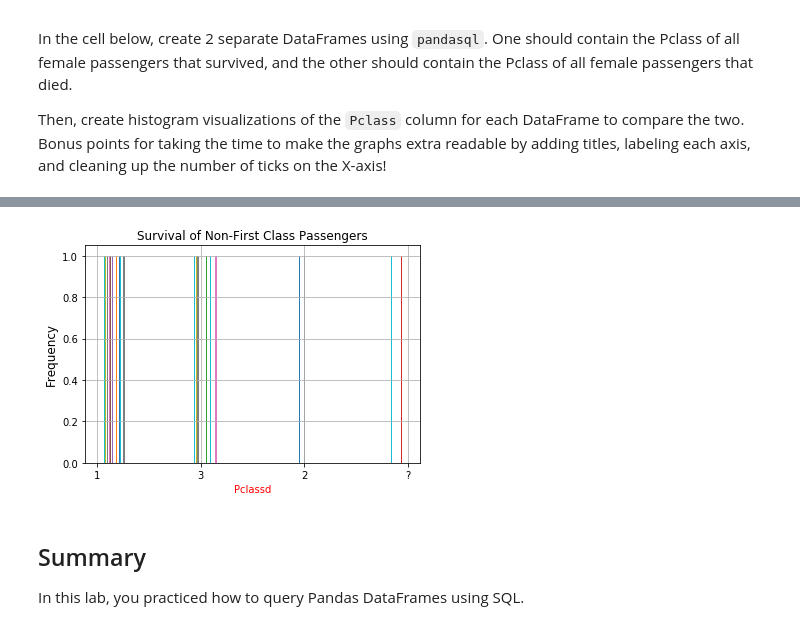
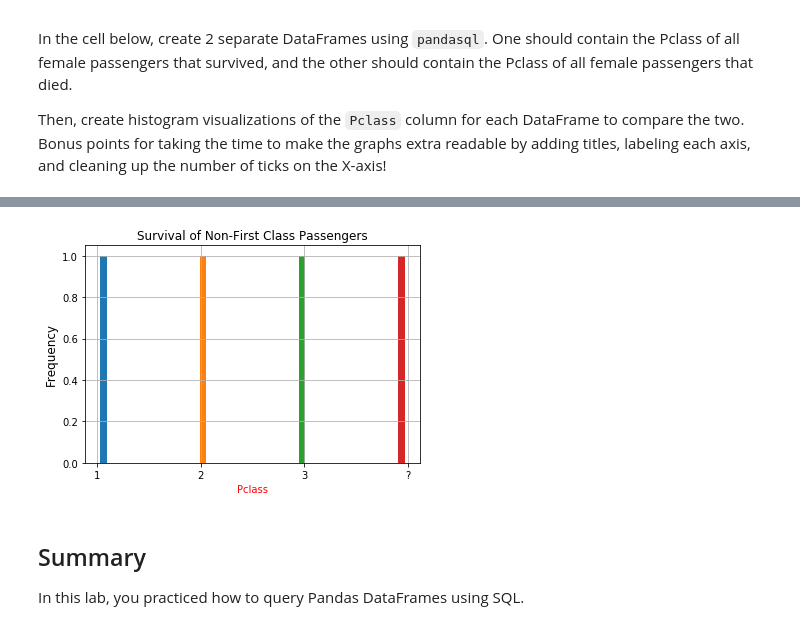
Before and after one commit to AaronWChen/dsc-using-sql-with-pandas-lab-seattle-ds-080519, a Jupyter notebook: index.ipynb, the cells around one changed output, grey strips where cells are left out. Cells and saved outputs as stored; diff of their text form; code cells hidden in the pictures.

```diff
--- a/index.ipynb
+++ b/index.ipynb
@@ -335,19 +328,21 @@ Then, create histogram visualizations of the `Pclass` column for each DataFrame
 # Write your queries in these variables to keep your code well-formatted and readable
 q3 = """
         SELECT
-            d.Pclass
+            d.Pclass, COUNT(*)
         FROM
             df d
         WHERE
-            d.Sex = 'female' AND d.Survived = '1';
+            d.Sex = 'female' AND d.Survived = '1'
+        GROUP BY 1
         """
 q4 = """
         SELECT
-            d.Pclass
+            d.Pclass, COUNT(*)
         FROM
             df d
         WHERE
-            d.Sex = 'female' AND d.Survived = '0';
+            d.Sex = 'female' AND d.Survived = '0'
+        GROUP BY 1;
         """
 
 survived_females_by_pclass_df = pysqldf(q3)
@@ -376,11 +358,11 @@ survived_females_by_pclass_df
 # %%
 # Create and label the histograms for each below!
-survived_females_by_pclass_df.Pclass.hist();
+survived_females_by_pclass_df.COUNT(*).hist();
 plt.xlabel('Pclass', color='red');
 plt.ylabel('Frequency', fontsize=12);
 plt.title('Survival of Non-First Class Passengers');
 # %% [output]
-[figure, old version]
+[figure, new version]
 # %% [markdown]
 ## Summary
 
```
Also changed, not shown: parts of 2 cells of this notebook.
